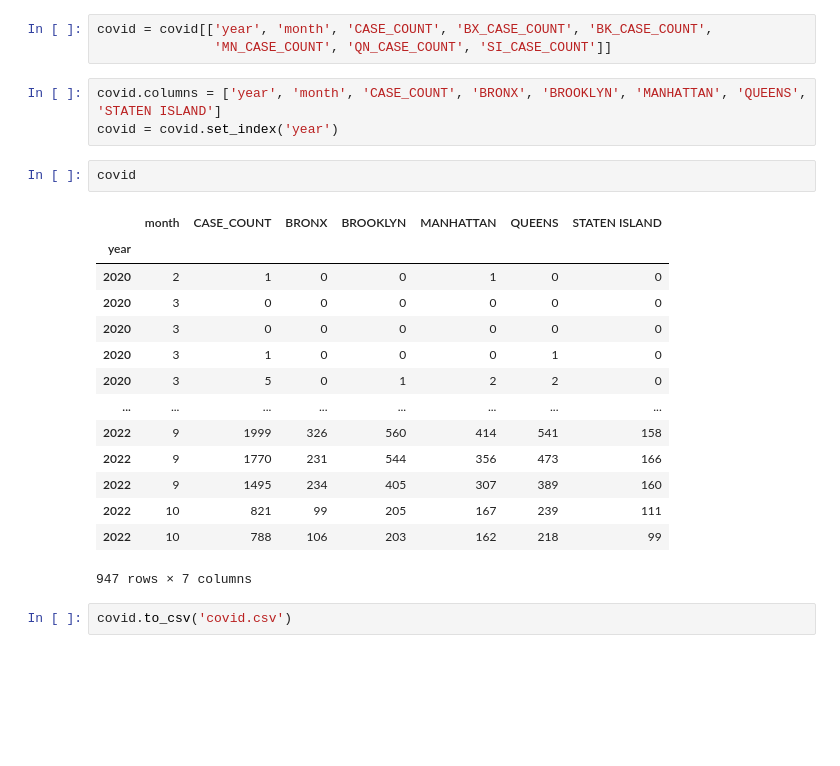
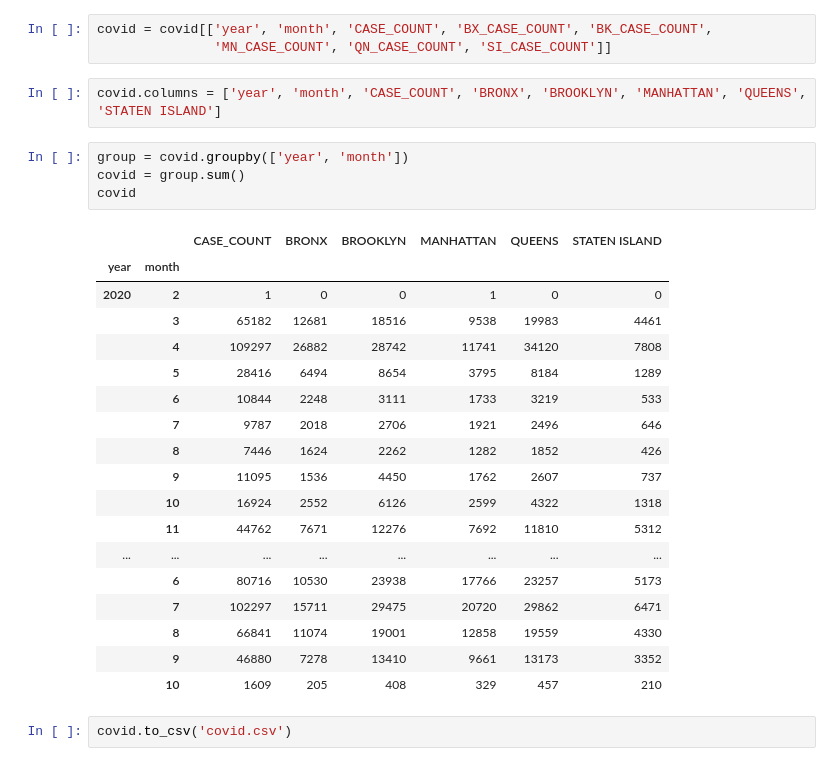
Before and after one commit to TZstatsADS/fall2022-project2-group5, a Jupyter notebook: doc/EDA-jenny.ipynb, the cells around one changed output. Saved outputs shown, nothing was run; the diff lists cells and outputs as text; blank space fills up the shorter version.

```diff
--- a/doc/EDA-jenny.ipynb
+++ b/doc/EDA-jenny.ipynb
@@ -271,24 +287,29 @@ covid = covid[['year', 'month', 'CASE_COUNT', 'BX_CASE_COUNT', 'BK_CASE_COUNT',
                'MN_CASE_COUNT', 'QN_CASE_COUNT', 'SI_CASE_COUNT']]
 # %%
 covid.columns = ['year', 'month', 'CASE_COUNT', 'BRONX', 'BROOKLYN', 'MANHATTAN', 'QUEENS', 'STATEN ISLAND']
-covid = covid.set_index('year')
-# %%
-covid
-# %% [output]
-|  | month | CASE_COUNT | BRONX | BROOKLYN | MANHATTAN | QUEENS | STATEN ISLAND |
-| year |  |  |  |  |  |  |  |
-| 2020 | 2 | 1 | 0 | 0 | 1 | 0 | 0 |
-| 2020 | 3 | 0 | 0 | 0 | 0 | 0 | 0 |
-| 2020 | 3 | 0 | 0 | 0 | 0 | 0 | 0 |
-| 2020 | 3 | 1 | 0 | 0 | 0 | 1 | 0 |
-| 2020 | 3 | 5 | 0 | 1 | 2 | 2 | 0 |
-| ... | ... | ... | ... | ... | ... | ... | ... |
-| 2022 | 9 | 1999 | 326 | 560 | 414 | 541 | 158 |
-| 2022 | 9 | 1770 | 231 | 544 | 356 | 473 | 166 |
-| 2022 | 9 | 1495 | 234 | 405 | 307 | 389 | 160 |
-| 2022 | 10 | 821 | 99 | 205 | 167 | 239 | 111 |
-| 2022 | 10 | 788 | 106 | 203 | 162 | 218 | 99 |
-947 rows × 7 columns
+# %%
+group = covid.groupby(['year', 'month'])
+covid = group.sum()
+covid
+# %% [output]
+|  |  | CASE_COUNT | BRONX | BROOKLYN | MANHATTAN | QUEENS | STATEN ISLAND |
+| year | month |  |  |  |  |  |  |
+| 2020 | 2 | 1 | 0 | 0 | 1 | 0 | 0 |
+|  | 3 | 65182 | 12681 | 18516 | 9538 | 19983 | 4461 |
+|  | 4 | 109297 | 26882 | 28742 | 11741 | 34120 | 7808 |
+|  | 5 | 28416 | 6494 | 8654 | 3795 | 8184 | 1289 |
+|  | 6 | 10844 | 2248 | 3111 | 1733 | 3219 | 533 |
+|  | 7 | 9787 | 2018 | 2706 | 1921 | 2496 | 646 |
+|  | 8 | 7446 | 1624 | 2262 | 1282 | 1852 | 426 |
+|  | 9 | 11095 | 1536 | 4450 | 1762 | 2607 | 737 |
+|  | 10 | 16924 | 2552 | 6126 | 2599 | 4322 | 1318 |
+|  | 11 | 44762 | 7671 | 12276 | 7692 | 11810 | 5312 |
+| ... | ... | ... | ... | ... | ... | ... | ... |
+|  | 6 | 80716 | 10530 | 23938 | 17766 | 23257 | 5173 |
+|  | 7 | 102297 | 15711 | 29475 | 20720 | 29862 | 6471 |
+|  | 8 | 66841 | 11074 | 19001 | 12858 | 19559 | 4330 |
+|  | 9 | 46880 | 7278 | 13410 | 9661 | 13173 | 3352 |
+|  | 10 | 1609 | 205 | 408 | 329 | 457 | 210 |
 # %%
 covid.to_csv('covid.csv')
 # %% [markdown]
```
Also changed, not shown: parts of 1 cell of this notebook.
